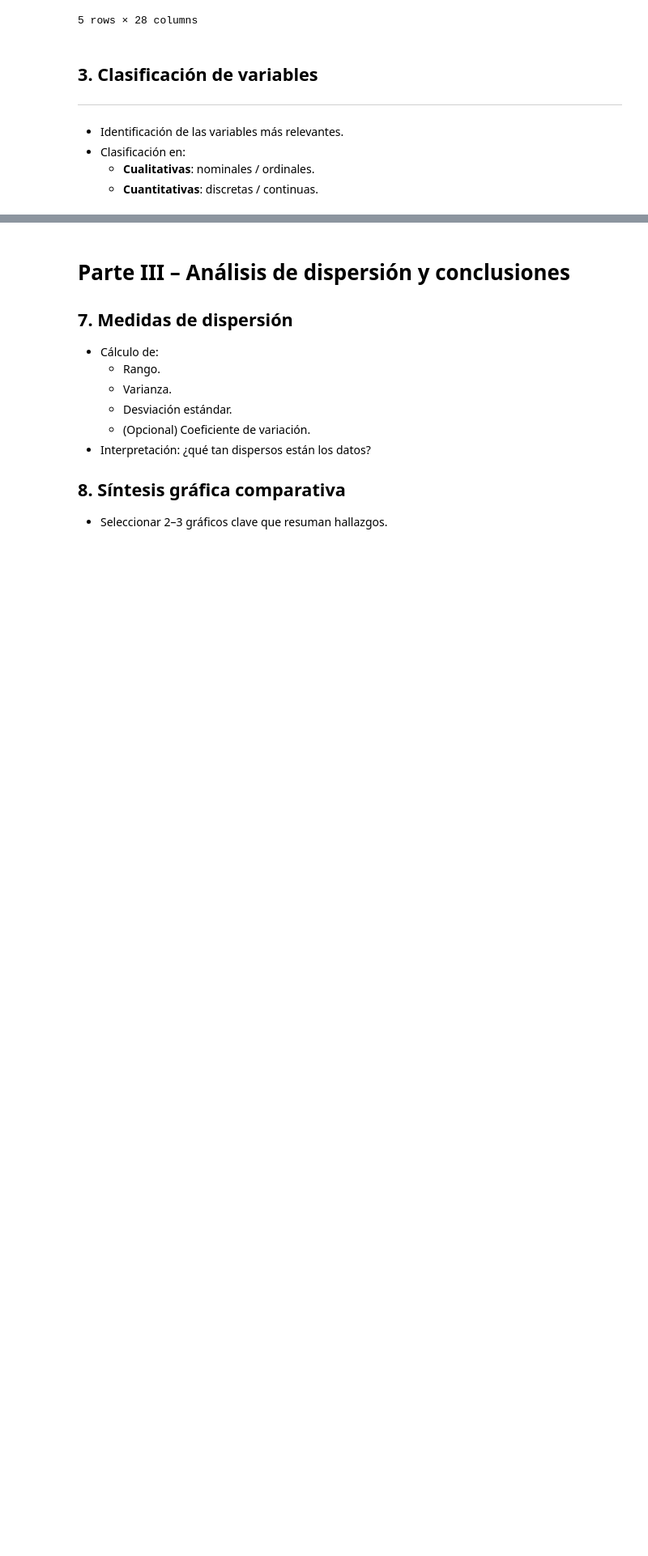
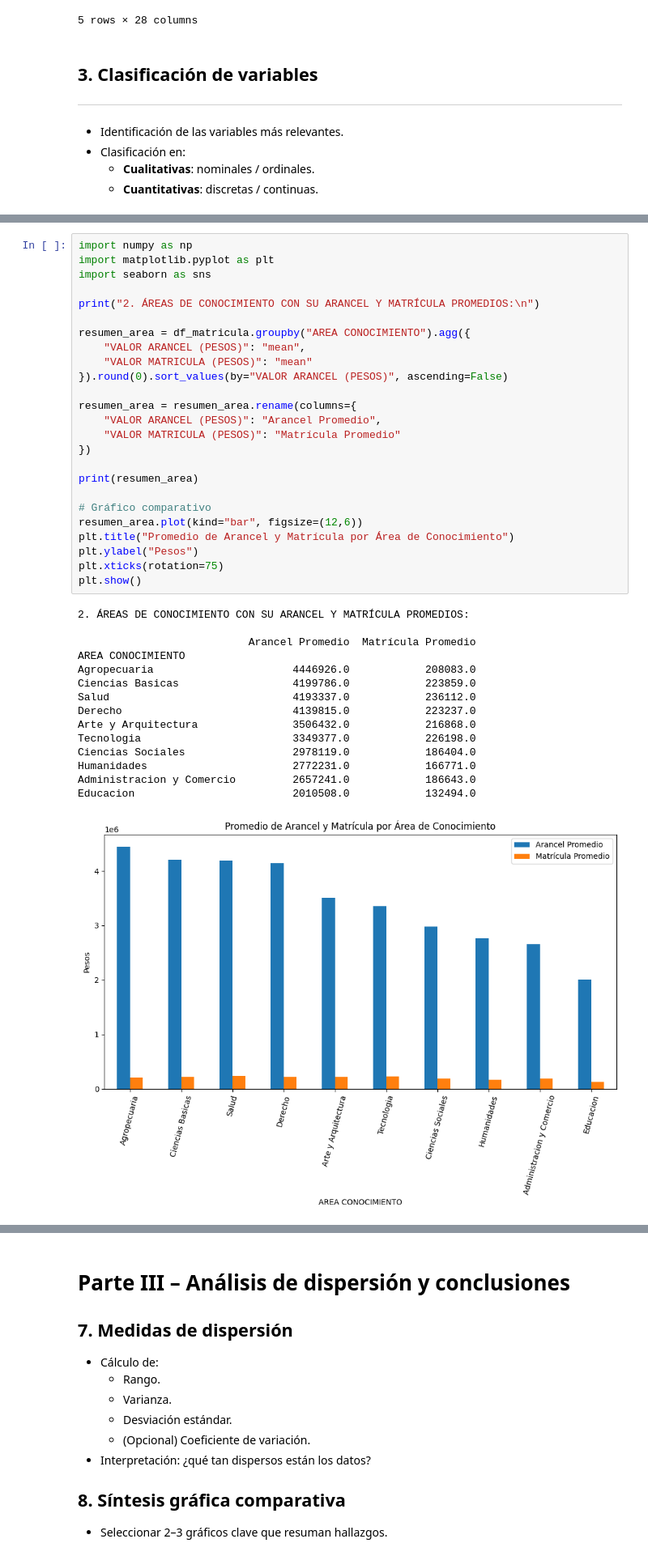
Before and after one commit to SolgreyDuocUC/Taller_Grupal_Grupo_2, a Jupyter notebook: Taller_Grupal_Grupo_7.ipynb, the cells around one changed output, grey strips where cells are left out. Shown at 81% size. Cells and saved outputs as stored; diff of their text form; blank space fills up the shorter version.

```diff
--- a/Taller_Grupal_Grupo_7.ipynb
+++ b/Taller_Grupal_Grupo_7.ipynb
@@ -145,0 +175,41 @@ df_matricula.head(5)
+# %%
+import numpy as np
+import matplotlib.pyplot as plt
+import seaborn as sns
+
+print("2. ÁREAS DE CONOCIMIENTO CON SU ARANCEL Y MATRÍCULA PROMEDIOS:\n")
+
+resumen_area = df_matricula.groupby("AREA CONOCIMIENTO").agg({
+    "VALOR ARANCEL (PESOS)": "mean",
+    "VALOR MATRICULA (PESOS)": "mean"
+}).round(0).sort_values(by="VALOR ARANCEL (PESOS)", ascending=False)
+
+resumen_area = resumen_area.rename(columns={
+    "VALOR ARANCEL (PESOS)": "Arancel Promedio",
+    "VALOR MATRICULA (PESOS)": "Matrícula Promedio"
+})
+
+print(resumen_area)
+
+# Gráfico comparativo
+resumen_area.plot(kind="bar", figsize=(12,6))
+plt.title("Promedio de Arancel y Matrícula por Área de Conocimiento")
+plt.ylabel("Pesos")
+plt.xticks(rotation=75)
+plt.show()
+# %% [output]
+2. ÁREAS DE CONOCIMIENTO CON SU ARANCEL Y MATRÍCULA PROMEDIOS:
+
+                           Arancel Promedio  Matrícula Promedio
+AREA CONOCIMIENTO
+Agropecuaria                      4446926.0            208083.0
+Ciencias Basicas                  4199786.0            223859.0
+Salud                             4193337.0            236112.0
+Derecho                           4139815.0            223237.0
+Arte y Arquitectura               3506432.0            216868.0
+Tecnologia                        3349377.0            226198.0
+Ciencias Sociales                 2978119.0            186404.0
+Humanidades                       2772231.0            166771.0
+Administracion y Comercio         2657241.0            186643.0
+Educacion                         2010508.0            132494.0
+[figure, added]
```
Also changed, not shown: parts of 8 cells of this notebook.
